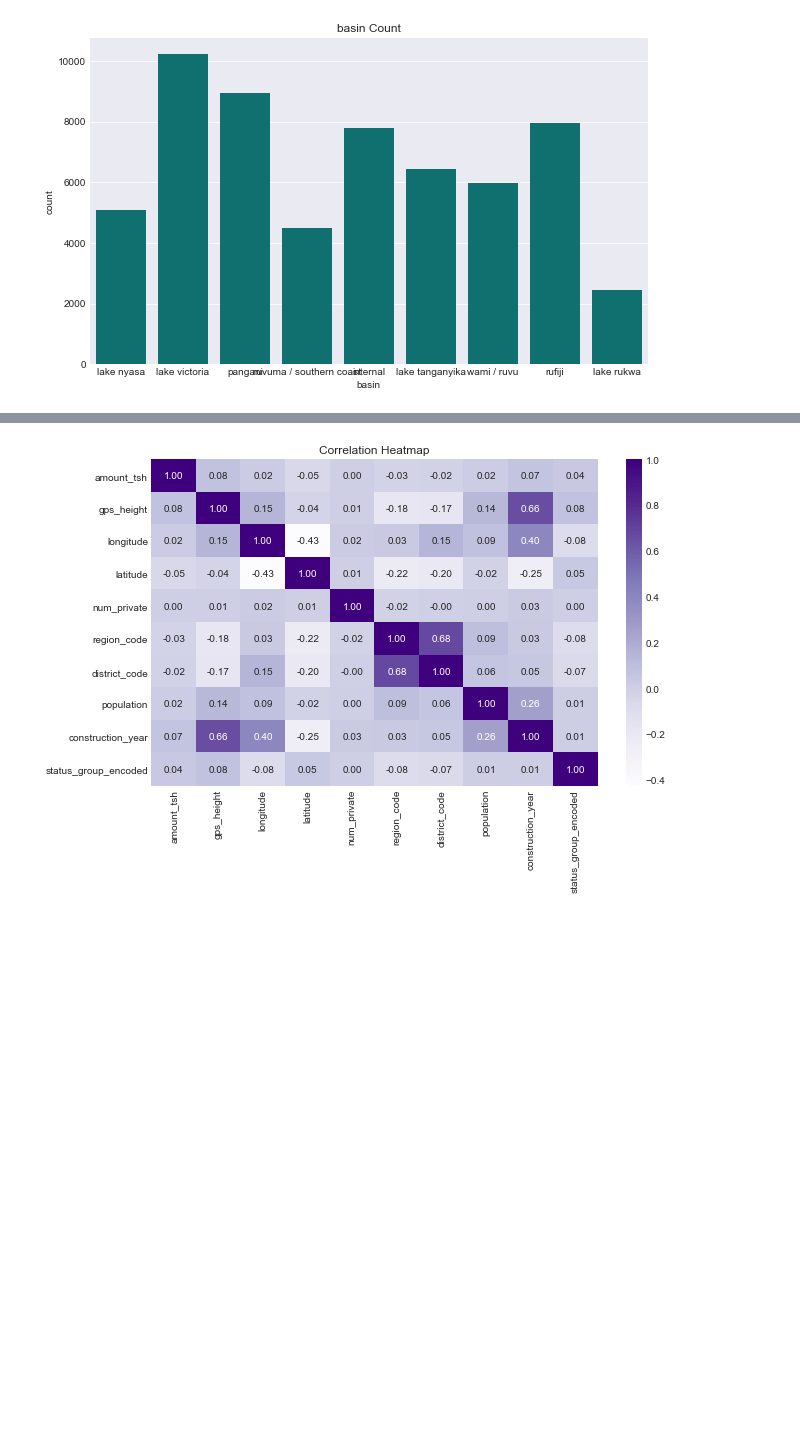
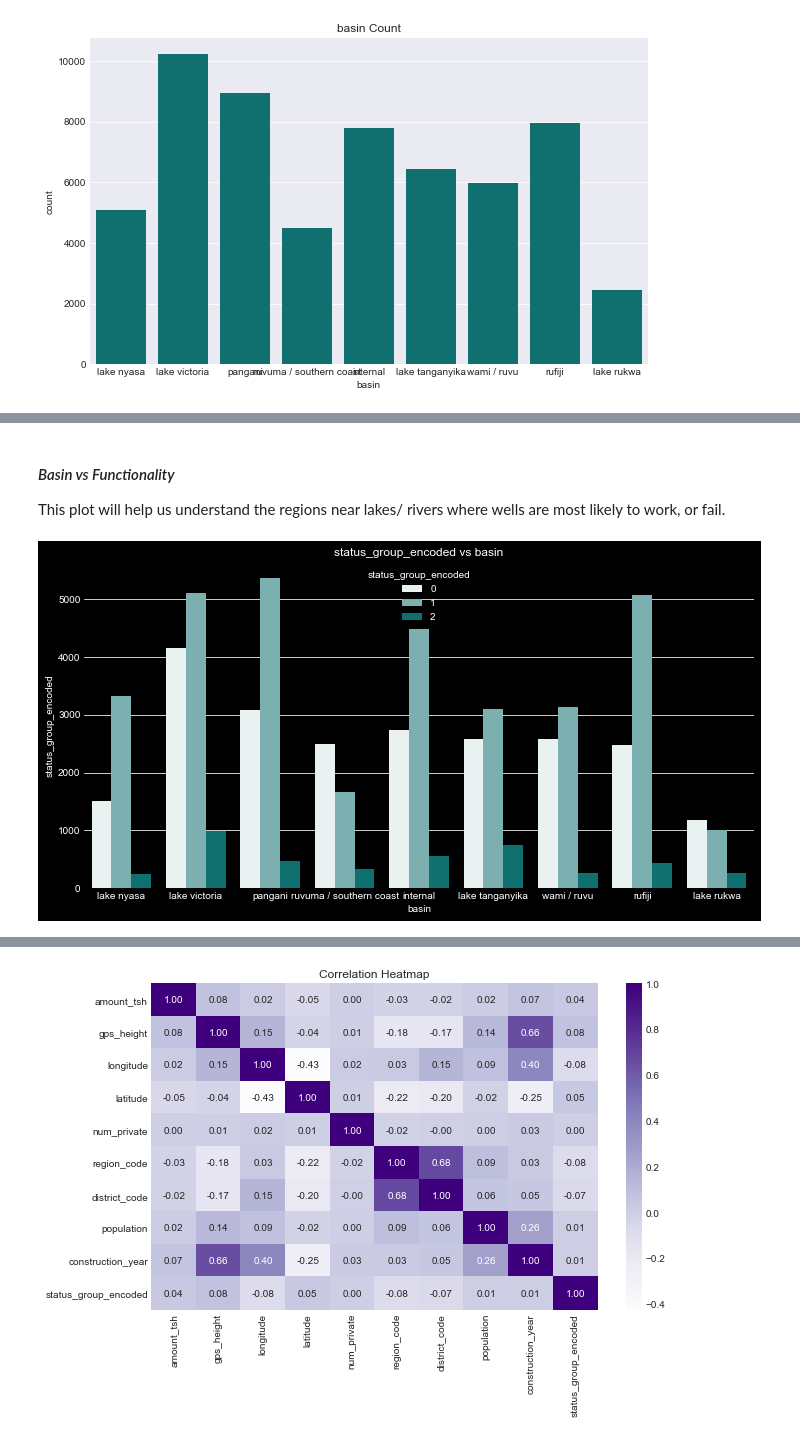
Before and after one commit to Assesa44/Tanzania-Wells-Functionality-Predictions, a Jupyter notebook: Notebooks/wells_analysis.ipynb, the cells around one changed output, grey strips where cells are left out. Saved outputs shown, nothing was run; the diff lists cells and outputs as text; code cells hidden in the pictures; blank space fills up the shorter version.

```diff
--- a/Notebooks/wells_analysis.ipynb
+++ b/Notebooks/wells_analysis.ipynb
@@ -896,0 +918,38 @@ In this section we are checking if the columns are correlated.
+# %%
+# Create a countplot + hue class.
+class Rlshp_EDA:
+    plt.style.use('dark_background') # -> Set the plot style. (Choose dark because the class 0, wasn't visible in light figures.)
+    '''This class takes in a dataset, and by adding columns names for x and y axes, it returns a
+       barplot that displays the relationship between the two columns.
+       0 = non functional
+       1 = functional
+       2 = functional needs repair'''
+
+    def __init__(self, data, figsize=(12, 6)):
+        self.data = data
+        self.figsize = figsize
+
+    def bar(self, x_data, hue): # -> Plot relationships.
+        self.x_data = x_data
+        self.hue = hue
+        plt.figure(figsize=self.figsize)
+        sns.countplot(data= self.data, x= self.x_data, hue= self.hue, color= 'teal')
+        plt.title(f'{self.hue} vs {self.x_data}')
+        plt.xlabel(self.x_data)
+        plt.ylabel(self.hue)
+        return plt.show()
+# %% [markdown]
+#### *Basin vs Functionality*
+This plot will help us understand the regions near lakes/ rivers where wells are most likely to work, or fail.
+# %%
+# Create a copy of cleaned data.
+X_plot = X_cleaned.copy()
+X_plot['status_group_encoded'] = y_encoded
+
+# Instantiate the class.
+plot = Rlshp_EDA(X_plot)
+
+# Plot basin vs target
+plot.bar(x_data= 'basin', hue= 'status_group_encoded')
+# %% [output]
+[figure, added]
```
Also changed, not shown: parts of 40 cells of this notebook.
